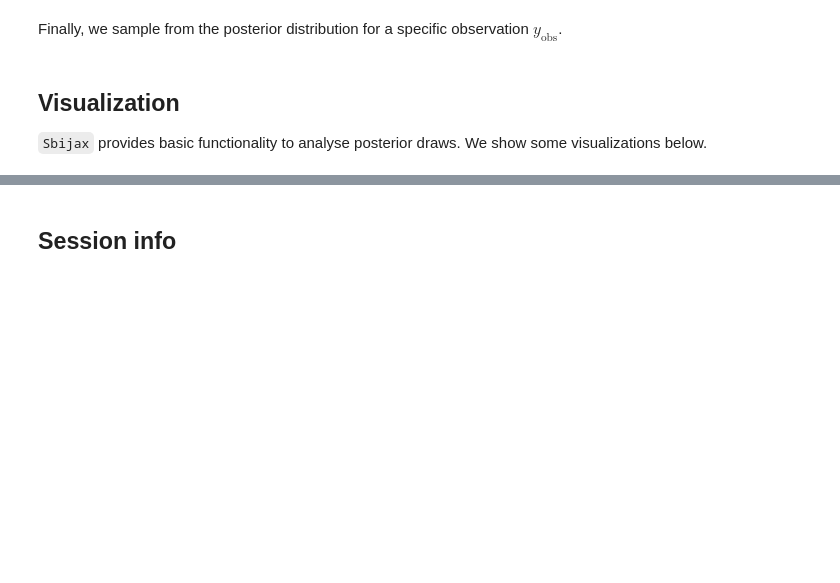
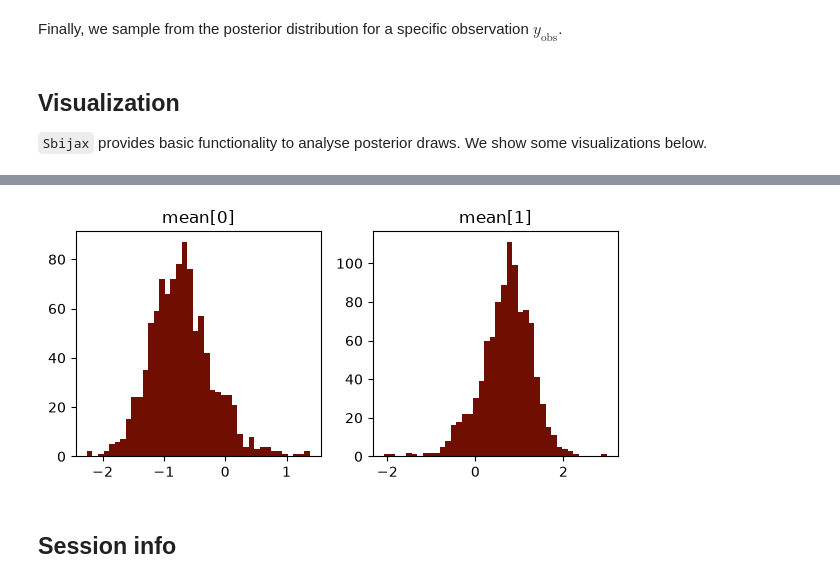
Before and after one commit to dirmeier/sbijax, a Jupyter notebook: docs/notebooks/getting_started.ipynb, the cells around one changed output, grey strips where cells are left out. Drawn from its saved outputs; the diff is of its cells as text; code cells hidden in the pictures; blank space fills up the shorter version.

```diff
--- a/docs/notebooks/getting_started.ipynb
+++ b/docs/notebooks/getting_started.ipynb
@@ -92,15 +111,14 @@ data
 # %% [markdown]
 We then fit the model using the typical flow matching loss.
 # %%
-params, info = model.fit(jr.PRNGKey(2), data)
+params, info = model.fit(jr.PRNGKey(2), data, n_iter=100, n_early_stopping_patience=20)
 # %% [markdown]
 Finally, we sample from the posterior distribution for a specific observation $y_{\text{obs}}$.
 # %%
 y_obs = jnp.array([-1.0, 1.0])
-samples, info = model.sample(
+samples, _ = model.sample(
     jr.PRNGKey(3), params, y_obs, n_samples=1_000
 )
-print(samples)
 # %% [markdown]
 ## Visualization
 
@@ -113,6 +133,8 @@ plt.show()
 # %%
-plot_posterior_hist(samples)
+plot_posterior_hist(samples, "mean")
 plt.show()
+# %% [output]
+[figure, added]
 # %% [markdown]
 ## Session info
 # %%
```
Also changed, not shown: parts of 6 cells of this notebook, 46 other files.
